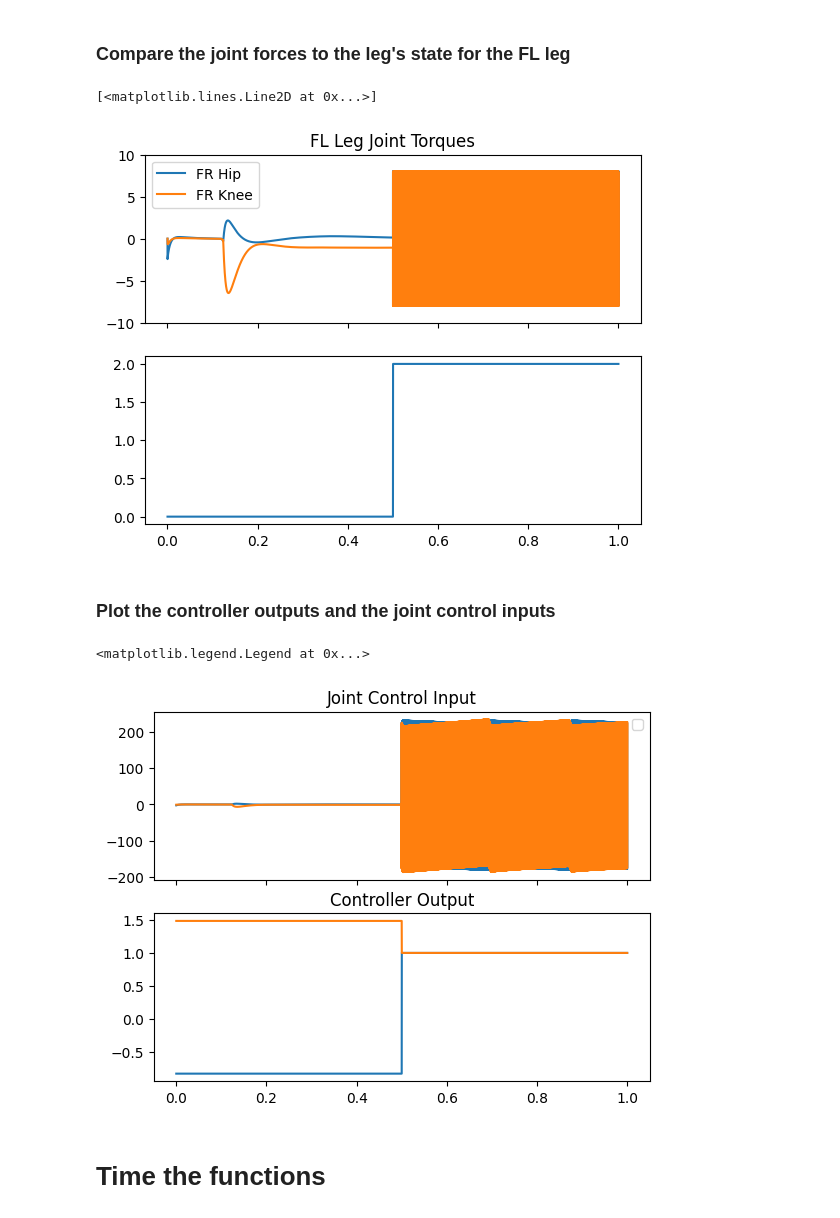
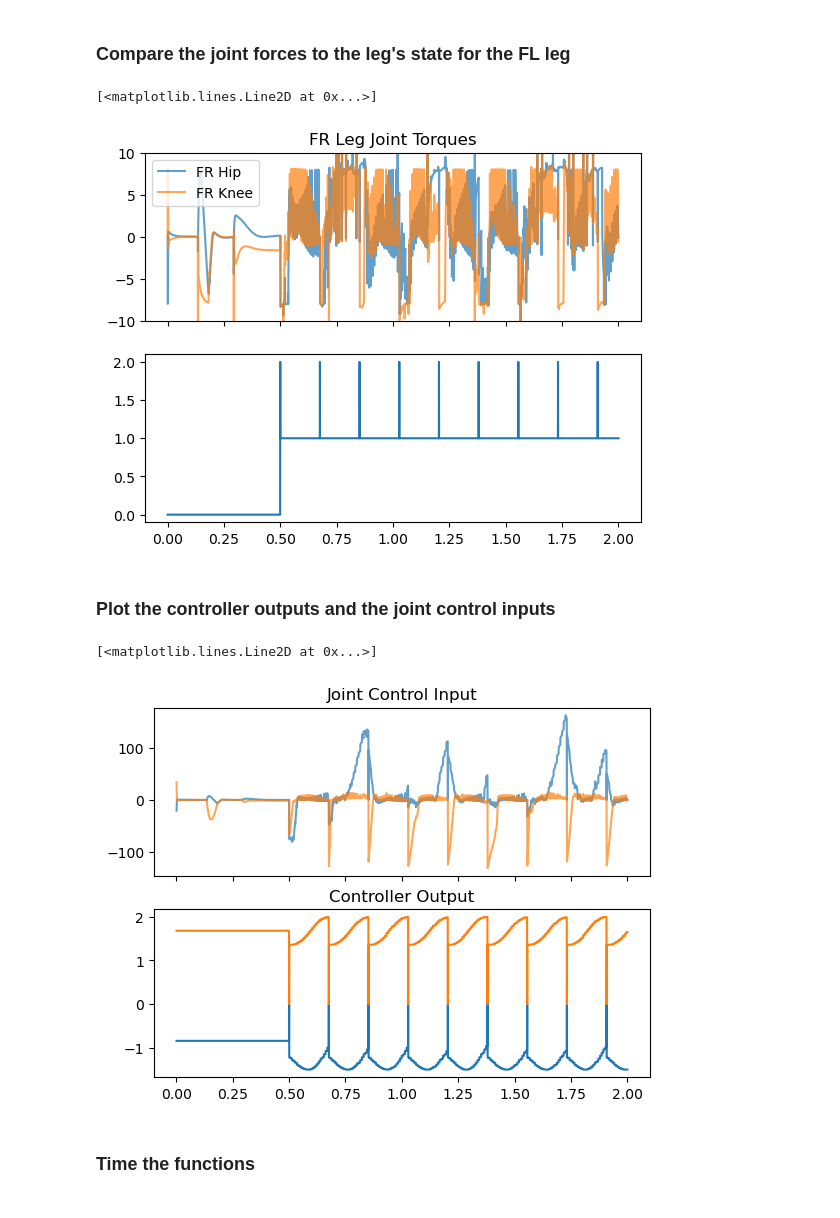
Before and after one commit to jack33001/.vscode, a Jupyter notebook: main.ipynb, the cells around one changed output. Drawn from its saved outputs; the diff is of its cells as text; code cells hidden in the pictures.

```diff
--- a/main.ipynb
+++ b/main.ipynb
@@ -35,6 +36,7 @@ data = mujoco.MjData(model)
 # visualization
 renderer = mujoco.Renderer(model)
 camera = mujoco.MjvCamera()
+camera.type = 1
 camera.distance = 1.5
 camera.trackbodyid = 2
 # side view
@@ -47,16 +49,16 @@ if False:
 
 # model configuration
 model.opt.gravity = (0, 0, -9.81)  # set simulation gravity
-model.opt.integrator = 1  # select integrator (0 = Euler, 1 = implicitfast, 2 = implicit, 3 = rk4)
-model.opt.timestep = .00005  # set timestep
+model.opt.integrator = 3  # select integrator (0 = Euler, 1 = implicitfast, 2 = implicit, 3 = rk4)
+model.opt.timestep = .0005  # set timestep
 
 # create the controller objects
-gait_scheduler = gs.gait_scheduler()
-fr_leg = con.leg_controller()
-fl_leg = con.leg_controller()
-rr_leg = con.leg_controller()
-rl_leg = con.leg_controller()
+fr_leg = con.leg_controller('Front Right')
+fl_leg = con.leg_controller('Front Left')
+rr_leg = con.leg_controller('Rear Right')
+rl_leg = con.leg_controller('Rear Left')
 legs = (fr_leg, fl_leg, rr_leg, rl_leg)
+gait_scheduler = gs.gait_scheduler(legs)
 pd_controller = pd.PD()
 # %% [markdown]
 ## Define functions for running the robot's controllers
@@ -102,6 +104,8 @@ def state_estimation(model, data):
     for leg in legs:
         # update the leg's current position
         leg.curr_pos = curr_pos[6 + 2 * i:8 + 2 * i]
+        # update the leg's current velocity
+        leg.curr_vel = curr_vel[6 + 2 * i:8 + 2 * i]
         #print(leg.curr_pos)
         # update the body attitude
         leg.pitch = curr_pos[3]
@@ -120,8 +124,9 @@ def state_estimation(model, data):
                                 2 * i + 1] / window_len
         # update the leg force
         leg.curr_force = curr_forces[2 * i:2 * i + 2]
-        # detect contact
+        # resolve the contact state
         leg.detect_contact()
+        leg.detect_liftoff()
         # increment the counter
         i = i + 1
 
@@ -140,7 +145,7 @@ def update_controller(model, data):
 
     # run gait scheduling layer
     gait_scheduler.time = data.time
-    gait_scheduler.fixed_time_walk(fr_leg, fl_leg, rr_leg, rl_leg)
+    gait_scheduler.fixed_time_bound(fr_leg, fl_leg, rr_leg, rl_leg)
 
     # run leg control layer
     i = 0
@@ -167,6 +172,8 @@ def update_controller(model, data):
             # the actual force is the current force
             actual[2 * i] = leg.curr_force[0]
             actual[2 * i + 1] = leg.curr_force[1]
+            if actual[2 * i] > 8 or actual[2 * i + 1] > 8:
+                pass#print('Saturating!')
             # the desired force is the controller output with no offsets applied, so no changes are necessary
         i = i + 1
 
@@ -182,18 +189,23 @@ update_controller(model, data)
 # %% [markdown]
 # Simulate, render, and record the behaviour of the system
 # %%
+# initialize the simulation
+mujoco.mj_resetData(model, data)
+
 # define parameters of rendering and sim
-duration = 1  # (seconds)
+duration = 2  # (seconds)
 framerate = 30  # (Hz)
+slomo_factor = 2
 n_steps = int(duration / model.opt.timestep + 1)
 
 # allocate memory for arrays
 frames = []
 positions = np.zeros((n_steps, model.nv))
+velocities = np.zeros((n_steps, model.nv))
 forces = np.zeros((n_steps, model.nv))
 avg_forces = np.zeros((n_steps, model.nv))
 contacts = np.zeros((n_steps, 4))
-controller_output = np.zeros((n_steps,2))
+controller_output = np.zeros((n_steps, 2))
 control_input = np.zeros((n_steps, 8))
 controller_time = np.zeros(n_steps)
 states = np.zeros((n_steps, 4))
@@ -219,6 +231,7 @@ for i in tqdm(range(n_steps)):
     # store any data we need stored (lower resolution to save on time)
     positions[i] = np.concatenate(
         (data.qpos[:6], model_to_abs(data.qpos[7:15])))
+    velocities[i] = data.qvel
     time[i] = data.time
     forces[i] = data.qfrc_inverse
     avg_forces[i] = np.array(
@@ -240,5 +253,6 @@ for i in tqdm(range(n_steps)):
         renderer.update_scene(data, camera)
         pixels = renderer.render()
         frames.append(pixels)
-media.show_video(frames, fps=framerate)
+media.show_video(frames, fps=framerate/slomo_factor)
+print(data.contact)
 # %% [output]
@@ -336,23 +422,23 @@ Text(0.5, 1.0, 'Leg States')
 # %%
 fig, ax = plt.subplots(nrows=2, ncols=1, sharex=True)
 # plot the joint torques
-ax[0].plot(time, np.array(forces[:, 6]), label='FR Hip')
-ax[0].plot(time, np.array(forces[:, 7]), label='FR Knee')
+ax[0].plot(time, np.array(forces[:, 6]), label='FR Hip', alpha=.7)
+ax[0].plot(time, np.array(forces[:, 7]), label='FR Knee', alpha=.7)
 ax[0].set_ylim([-10, 10])
 ax[0].legend()
 ax[0].set_title("FR Leg Joint Torques")
 # plot the leg state
 ax[1].plot(time, states[:, 1], label='FR Leg')
 # %% [output]
 [<matplotlib.lines.Line2D at 0x...>]
-[figure, old version]
+[figure, new version]
 # %% [markdown]
 ### Plot the controller outputs and the joint control inputs
 # %%
 fig, ax = plt.subplots(nrows=2, ncols=1, sharex=True)
 ax[0].title.set_text("Joint Control Input")
-ax[0].plot(time, control_input[:, 0])
-ax[0].plot(time, control_input[:, 1])
+ax[0].plot(time, control_input[:, 0], alpha=.7)
+ax[0].plot(time, control_input[:, 1], alpha=.7)
 #ax[0].plot(time, control_input[:, 2])
 #ax[0].plot(time, control_input[:, 3])
 #ax[0].plot(time, control_input[:, 4])
@@ -362,9 +448,8 @@ ax[0].plot(time, control_input[:, 1])
 ax[1].title.set_text("Controller Output")
 ax[1].plot(time, controller_output[:, 0])
 ax[1].plot(time, controller_output[:, 1])
-ax[0].legend()
 # %% [output]
-<matplotlib.legend.Legend at 0x...>
+[<matplotlib.lines.Line2D at 0x...>]
-[figure, old version]
+[figure, new version]
 # %% [markdown]
-# Time the functions
+### Time the functions
```
Also changed, not shown: parts of 19 cells of this notebook, 8 other files.
